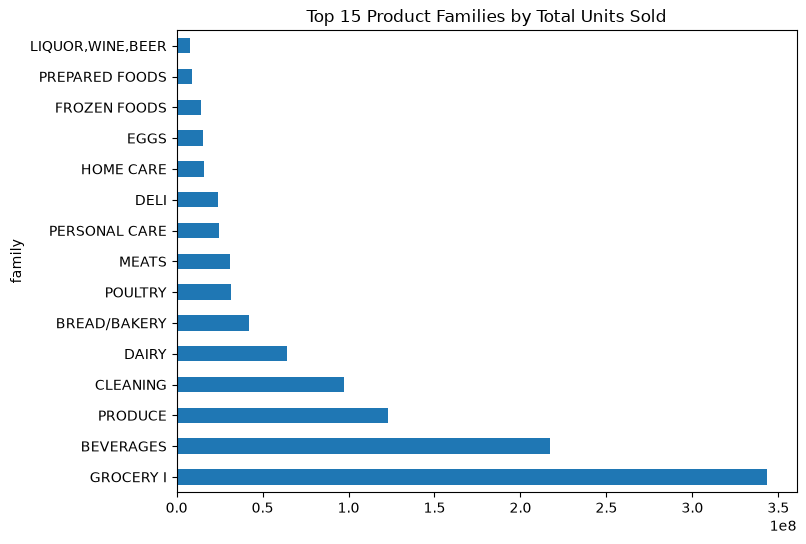
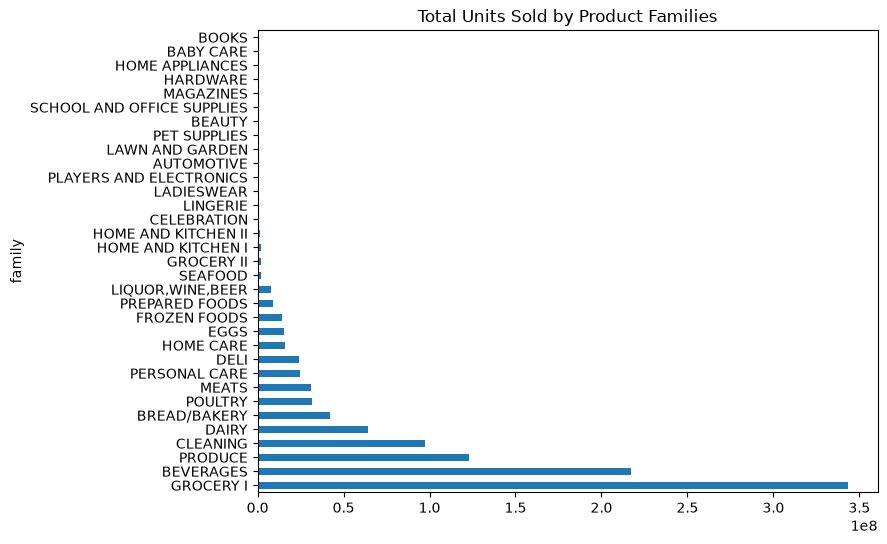
The notebook cell's code change between the first figure and the second:
--- before
+++ after
@@ -1,4 +1,4 @@
 top = df.groupby("family")["sales"].sum().sort_values(ascending=False)
-top.head(15).plot(kind="barh", figsize=(8,6), title="Top 15 Product Families by Total Units Sold")
+top.plot(kind="barh", figsize=(8,6), title="Total Units Sold by Product Families")
 
 plt.show()

Commit: Visualize all product families on total units sold plot